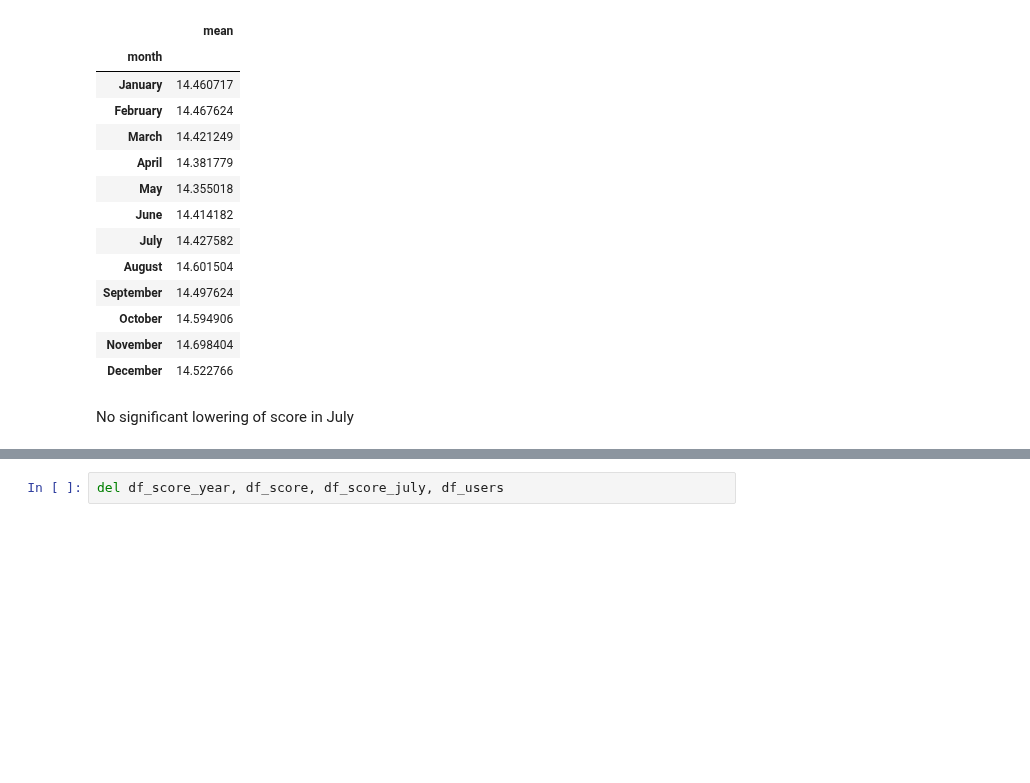
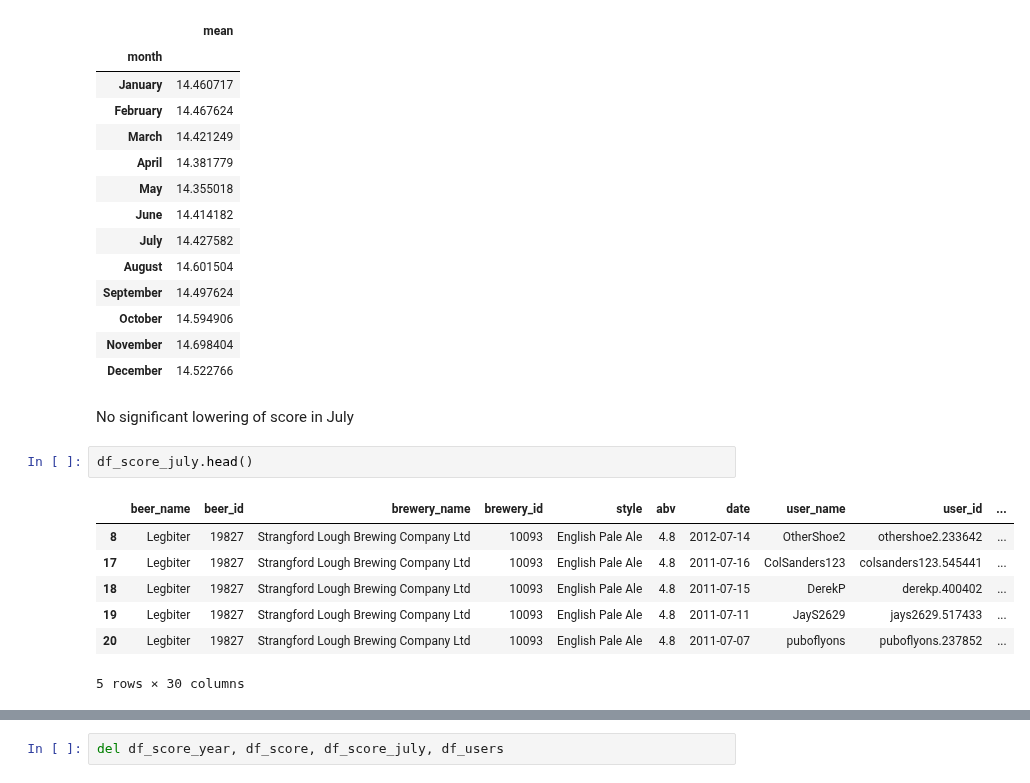
Before and after one commit to nada401/brewing-knowledge, a Jupyter notebook: src/scripts/quality_over_year/quality_over_year.ipynb, the cells around one changed output, grey strips where cells are left out. Saved outputs shown, nothing was run; the diff lists cells and outputs as text; blank space fills up the shorter version.

```diff
--- a/src/scripts/quality_over_year/quality_over_year.ipynb
+++ b/src/scripts/quality_over_year/quality_over_year.ipynb
@@ -236,3 +253,13 @@ df_score_year.head(12)
 | December | 14.522766 |
 # %% [markdown]
 No significant lowering of score in July
+# %%
+df_score_july.head()
+# %% [output]
+|  | beer_name | beer_id | brewery_name | brewery_id | style | abv | date | user_name | user_id | ... |
+| 8 | Legbiter | 19827 | Strangford Lough Brewing Company Ltd | 10093 | English Pale Ale | 4.8 | 2012-07-14 | OtherShoe2 | othershoe2.233642 | ... |
+| 17 | Legbiter | 19827 | Strangford Lough Brewing Company Ltd | 10093 | English Pale Ale | 4.8 | 2011-07-16 | ColSanders123 | colsanders123.545441 | ... |
+| 18 | Legbiter | 19827 | Strangford Lough Brewing Company Ltd | 10093 | English Pale Ale | 4.8 | 2011-07-15 | DerekP | derekp.400402 | ... |
+| 19 | Legbiter | 19827 | Strangford Lough Brewing Company Ltd | 10093 | English Pale Ale | 4.8 | 2011-07-11 | JayS2629 | jays2629.517433 | ... |
+| 20 | Legbiter | 19827 | Strangford Lough Brewing Company Ltd | 10093 | English Pale Ale | 4.8 | 2011-07-07 | puboflyons | puboflyons.237852 | ... |
+5 rows × 30 columns
```
Also changed, not shown: parts of 5 cells of this notebook, 8 other files.
